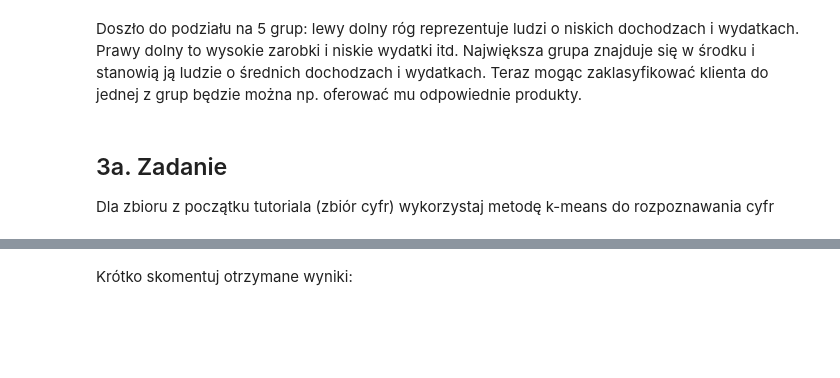
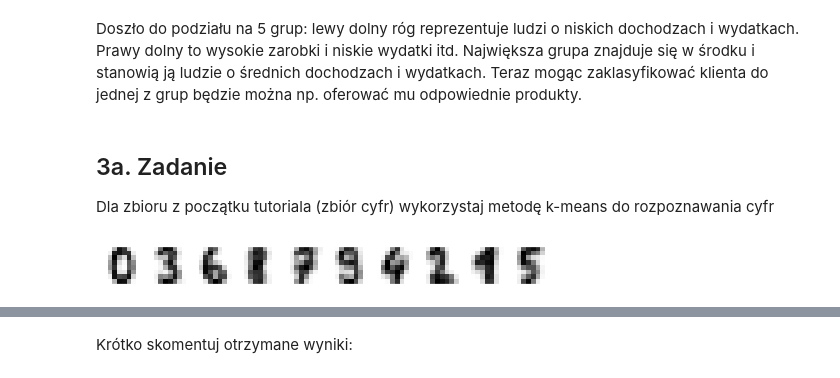
Before and after one commit to mikiisz/ml-tutorial6, a Jupyter notebook: ml_tutorial6.ipynb, the cells around one changed output, grey strips where cells are left out. Cells and saved outputs as stored; diff of their text form; code cells hidden in the pictures; blank space fills up the shorter version.

```diff
--- a/ml_tutorial6.ipynb
+++ b/ml_tutorial6.ipynb
@@ -361,6 +361,6 @@ def compareWithTarget(clusters, digits_target):
 # %%
 def printCentroids(cluster_centers):
-    ig, ax = plt.subplots(2, 5, figsize=(8, 3))
+    ig, ax = plt.subplots(1, 10, figsize=(8, 3))
     centers = cluster_centers.reshape(10, 8, 8)
     for axi, center in zip(ax.flat, centers):
         axi.set(xticks=[], yticks=[])
@@ -416,13 +439,15 @@ def plot3D(centers, data, original_target, predicted_target, limit=500):
 # %%
 # Wykorzystaj przedstawione wyżej funkcje do sprawdzenia jakości predykcji i narysowaniu narysowaniu centrów klastrów
 # Podpowiedź: centroidy klastrów osiąga się przez kmeans.cluster_centers_
 
 data = digits_data
 target = digits_target
 
-model = pass #Stwórz klasyfikator z odpowiednią ilością klastrów
-predicted_target = pass #wytrenuj model i przprowadź klasyfikację danych
-centers = pass #pobierz z modelu próbki centralne w klastrach
-printCentroids(pass) #wypisz próbki centralne w klastrach
-compareWithTarget(pass) # sprawdź dokładność klasteryzacji
+model = KMeans(n_clusters=10) #pass #Stwórz klasyfikator z odpowiednią ilością klastrów
+predicted_target = model.fit_predict(data) #pass #wytrenuj model i przprowadź klasyfikację danych
+centers = model.cluster_centers_ #pass #pobierz z modelu próbki centralne w klastrach
+printCentroids(centers) #or printMedoids(pass) wypisz próbki centralne w klastrach
+#compareWithTarget(pass) #sprawdź dokładność klasteryzacji
+# %% [output]
+[figure, added]
 # %%
```
Also changed, not shown: parts of 9 cells of this notebook.
